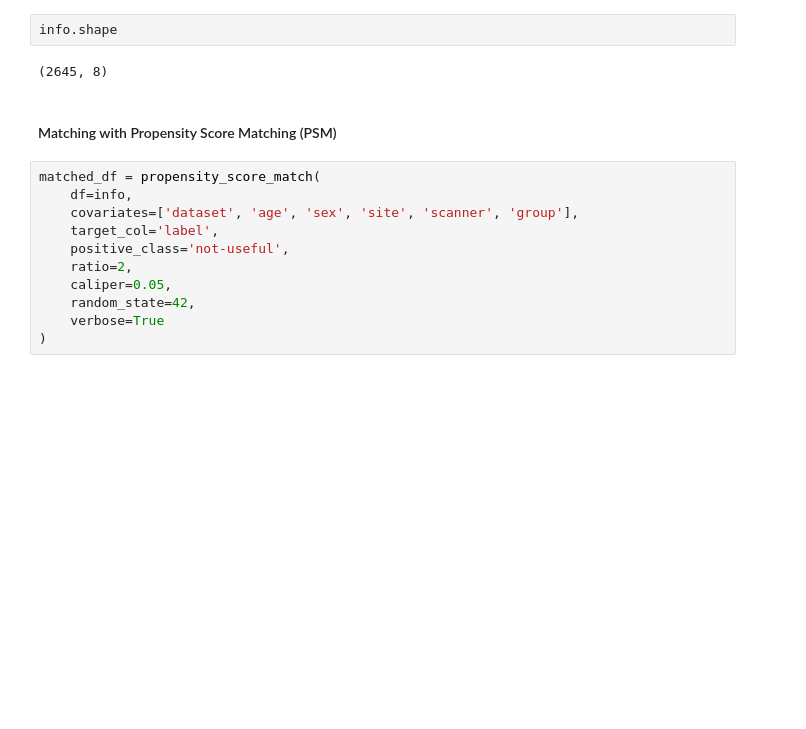
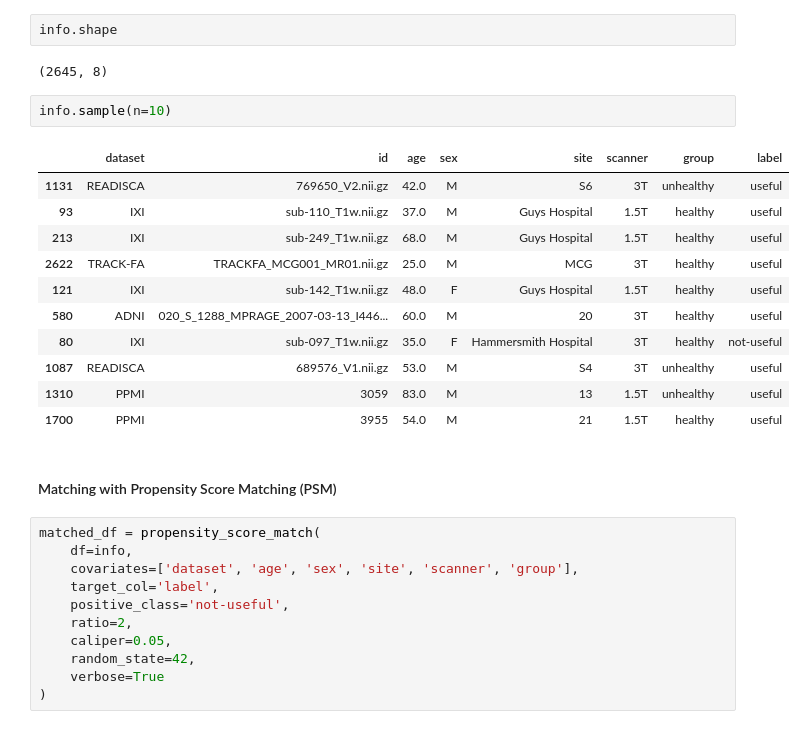
Before and after one commit to art2mri/mri-quality-classifier, a Jupyter notebook: notebooks/matching.ipynb, the cells around one changed output. Saved outputs shown, nothing was run; the diff lists cells and outputs as text; blank space fills up the shorter version.

```diff
--- a/notebooks/matching.ipynb
+++ b/notebooks/matching.ipynb
@@ -29,6 +32,20 @@ info = pd.read_csv('../data/demographics/info.csv', sep=';')
 info.shape
 # %% [output]
 (2645, 8)
+# %%
+info.sample(n=10)
+# %% [output]
+|  | dataset | id | age | sex | site | scanner | group | label |
+| 1131 | READISCA | 769650_V2.nii.gz | 42.0 | M | S6 | 3T | unhealthy | useful |
+| 93 | IXI | sub-110_T1w.nii.gz | 37.0 | M | Guys Hospital | 1.5T | healthy | useful |
+| 213 | IXI | sub-249_T1w.nii.gz | 68.0 | M | Guys Hospital | 1.5T | healthy | useful |
+| 2622 | TRACK-FA | TRACKFA_MCG001_MR01.nii.gz | 25.0 | M | MCG | 3T | healthy | useful |
+| 121 | IXI | sub-142_T1w.nii.gz | 48.0 | F | Guys Hospital | 1.5T | healthy | useful |
+| 580 | ADNI | 020_S_1288_MPRAGE_2007-03-13_I446... | 60.0 | M | 20 | 3T | healthy | useful |
+| 80 | IXI | sub-097_T1w.nii.gz | 35.0 | F | Hammersmith Hospital | 3T | healthy | not-useful |
+| 1087 | READISCA | 689576_V1.nii.gz | 53.0 | M | S4 | 3T | unhealthy | useful |
+| 1310 | PPMI | 3059 | 83.0 | M | 13 | 1.5T | unhealthy | useful |
+| 1700 | PPMI | 3955 | 54.0 | M | 21 | 1.5T | healthy | useful |
 # %% [markdown]
 #### Matching with Propensity Score Matching (PSM)
 # %%
```
Also changed, not shown: parts of 12 cells of this notebook, 1 other file.
